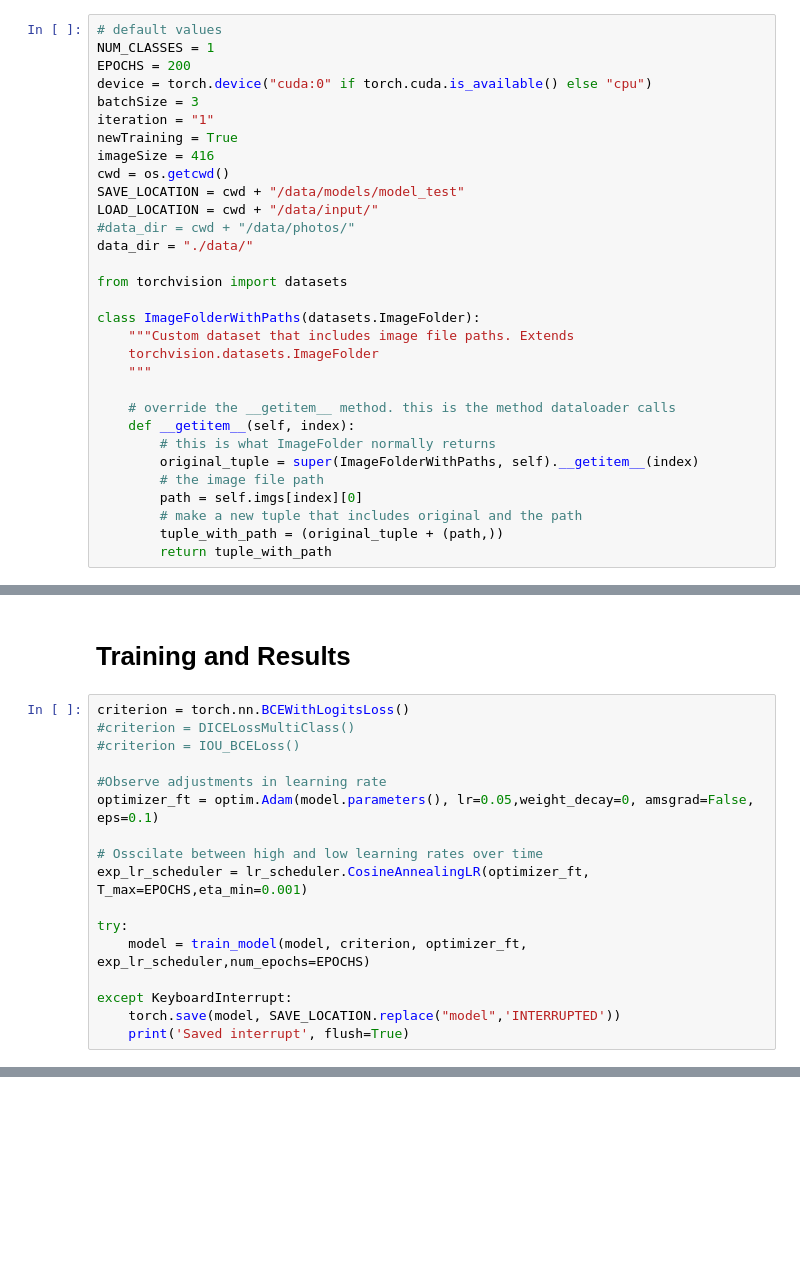
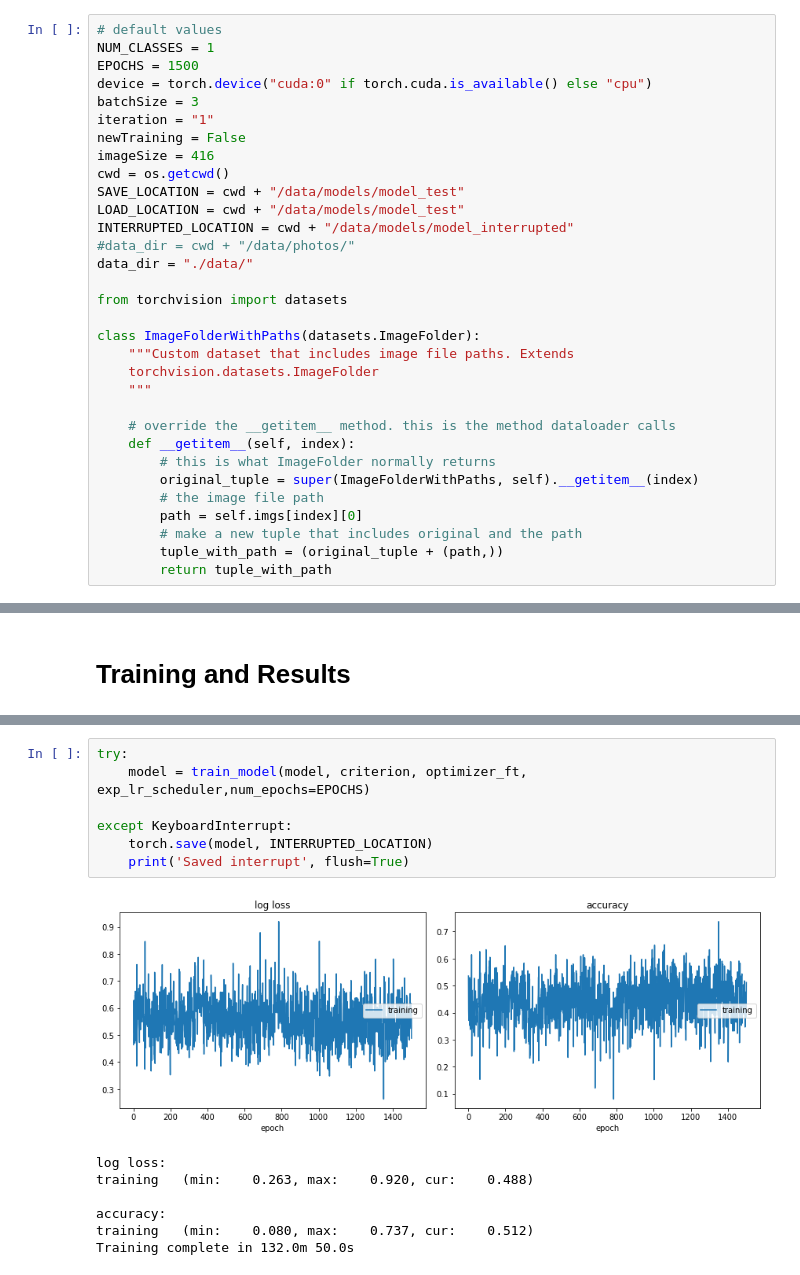
Before and after one commit to DrMukundaMD/COMP-596, a Jupyter notebook: Load and Run.ipynb, the cells around one changed output, grey strips where cells are left out. Drawn from its saved outputs; the diff is of its cells as text; blank space fills up the shorter version.

```diff
--- a/Load and Run.ipynb
+++ b/Load and Run.ipynb
@@ -26,15 +33,16 @@ from datetime import datetime
 # %%
 # default values
 NUM_CLASSES = 1
-EPOCHS = 200
+EPOCHS = 1500
 device = torch.device("cuda:0" if torch.cuda.is_available() else "cpu")
 batchSize = 3
 iteration = "1"
-newTraining = True
+newTraining = False
 imageSize = 416
 cwd = os.getcwd()
 SAVE_LOCATION = cwd + "/data/models/model_test"
-LOAD_LOCATION = cwd + "/data/input/"
+LOAD_LOCATION = cwd + "/data/models/model_test"
+INTERRUPTED_LOCATION = cwd + "/data/models/model_interrupted"
 #data_dir = cwd + "/data/photos/"
 data_dir = "./data/"
 
@@ -161,19 +215,2 @@ initializing model with random weights
 # %% [markdown]
 # Training and Results
-# %%
-criterion = torch.nn.BCEWithLogitsLoss()
-#criterion = DICELossMultiClass()
-#criterion = IOU_BCELoss()
-
-#Observe adjustments in learning rate
-optimizer_ft = optim.Adam(model.parameters(), lr=0.05,weight_decay=0, amsgrad=False, eps=0.1)
-
-# Osscilate between high and low learning rates over time
-exp_lr_scheduler = lr_scheduler.CosineAnnealingLR(optimizer_ft, T_max=EPOCHS,eta_min=0.001)
-
-try:
-    model = train_model(model, criterion, optimizer_ft, exp_lr_scheduler,num_epochs=EPOCHS)
-
-except KeyboardInterrupt:
-    torch.save(model, SAVE_LOCATION.replace("model",'INTERRUPTED'))
-    print('Saved interrupt', flush=True)
@@ -197,0 +217,15 @@ Training complete in 16.0m 42.2s
+# %%
+try:
+    model = train_model(model, criterion, optimizer_ft, exp_lr_scheduler,num_epochs=EPOCHS)
+
+except KeyboardInterrupt:
+    torch.save(model, INTERRUPTED_LOCATION)
+    print('Saved interrupt', flush=True)
+# %% [output]
+[figure, added]
+log loss:
+training   (min:    0.263, max:    0.920, cur:    0.488)
+
+accuracy:
+training   (min:    0.080, max:    0.737, cur:    0.512)
+Training complete in 132.0m 50.0s
```
Also changed, not shown: parts of 6 cells of this notebook.
